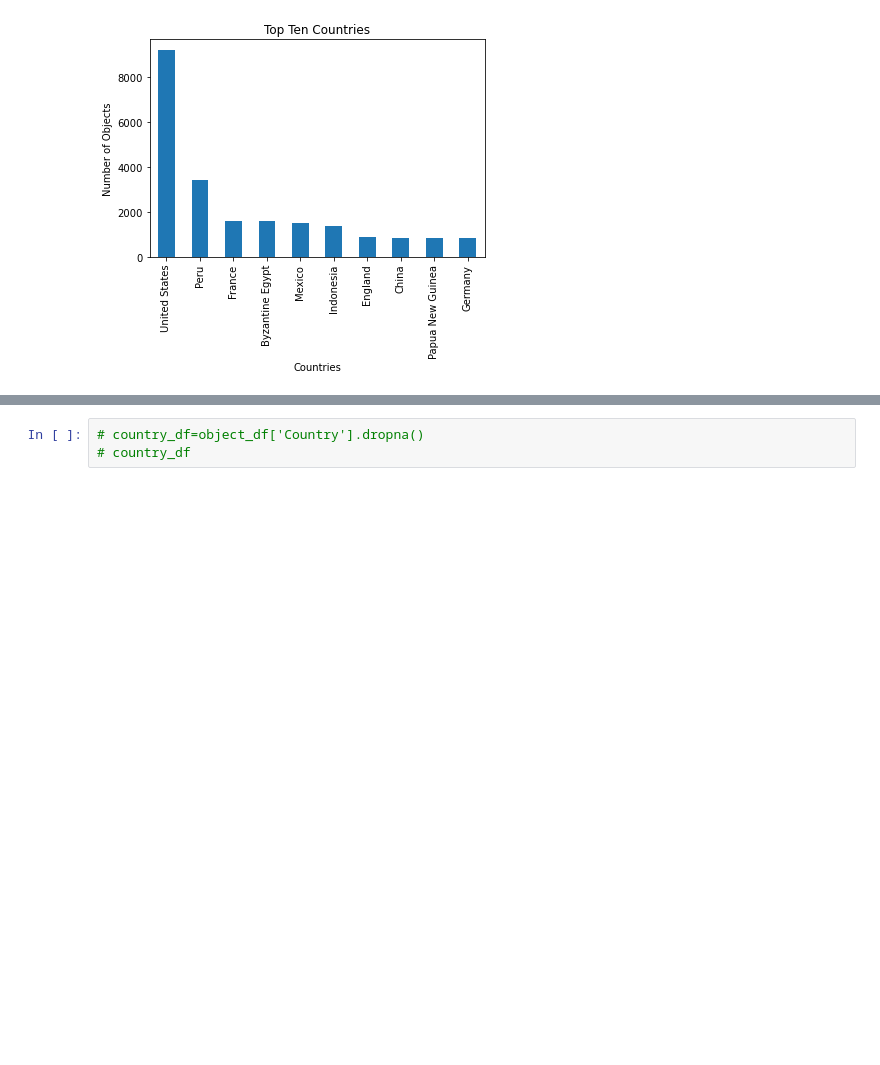
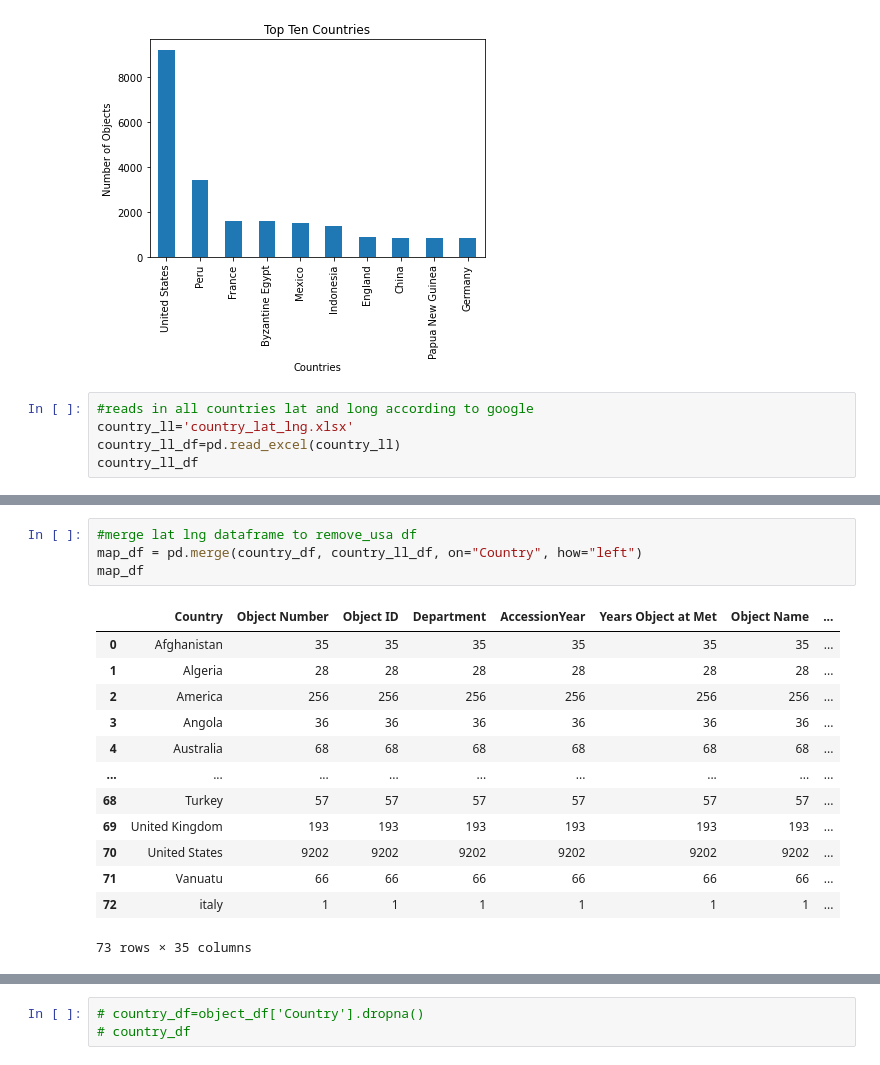
Before and after one commit to bjwlknsn/TheMetTeamProject, a Jupyter notebook: csv_review_data3.ipynb, the cells around one changed output, grey strips where cells are left out. Cells and saved outputs as stored; diff of their text form; blank space fills up the shorter version.

```diff
--- a/csv_review_data3.ipynb
+++ b/csv_review_data3.ipynb
@@ -261,3 +265,8 @@ plt.tight_layout()
 plt.close()
 # %% [output]
 [figure]
+# %%
+#reads in all countries lat and long according to google
+country_ll='country_lat_lng.xlsx'
+country_ll_df=pd.read_excel(country_ll)
+country_ll_df
@@ -263,0 +287,18 @@ plt.close()
+# %%
+#merge lat lng dataframe to remove_usa df
+map_df = pd.merge(country_df, country_ll_df, on="Country", how="left")
+map_df
+# %% [output]
+|  | Country | Object Number | Object ID | Department | AccessionYear | Years Object at Met | Object Name | ... |
+| 0 | Afghanistan | 35 | 35 | 35 | 35 | 35 | 35 | ... |
+| 1 | Algeria | 28 | 28 | 28 | 28 | 28 | 28 | ... |
+| 2 | America | 256 | 256 | 256 | 256 | 256 | 256 | ... |
+| 3 | Angola | 36 | 36 | 36 | 36 | 36 | 36 | ... |
+| 4 | Australia | 68 | 68 | 68 | 68 | 68 | 68 | ... |
+| ... | ... | ... | ... | ... | ... | ... | ... | ... |
+| 68 | Turkey | 57 | 57 | 57 | 57 | 57 | 57 | ... |
+| 69 | United Kingdom | 193 | 193 | 193 | 193 | 193 | 193 | ... |
+| 70 | United States | 9202 | 9202 | 9202 | 9202 | 9202 | 9202 | ... |
+| 71 | Vanuatu | 66 | 66 | 66 | 66 | 66 | 66 | ... |
+| 72 | italy | 1 | 1 | 1 | 1 | 1 | 1 | ... |
+73 rows × 35 columns
```
Also changed, not shown: parts of 5 cells of this notebook, 2 other files.
